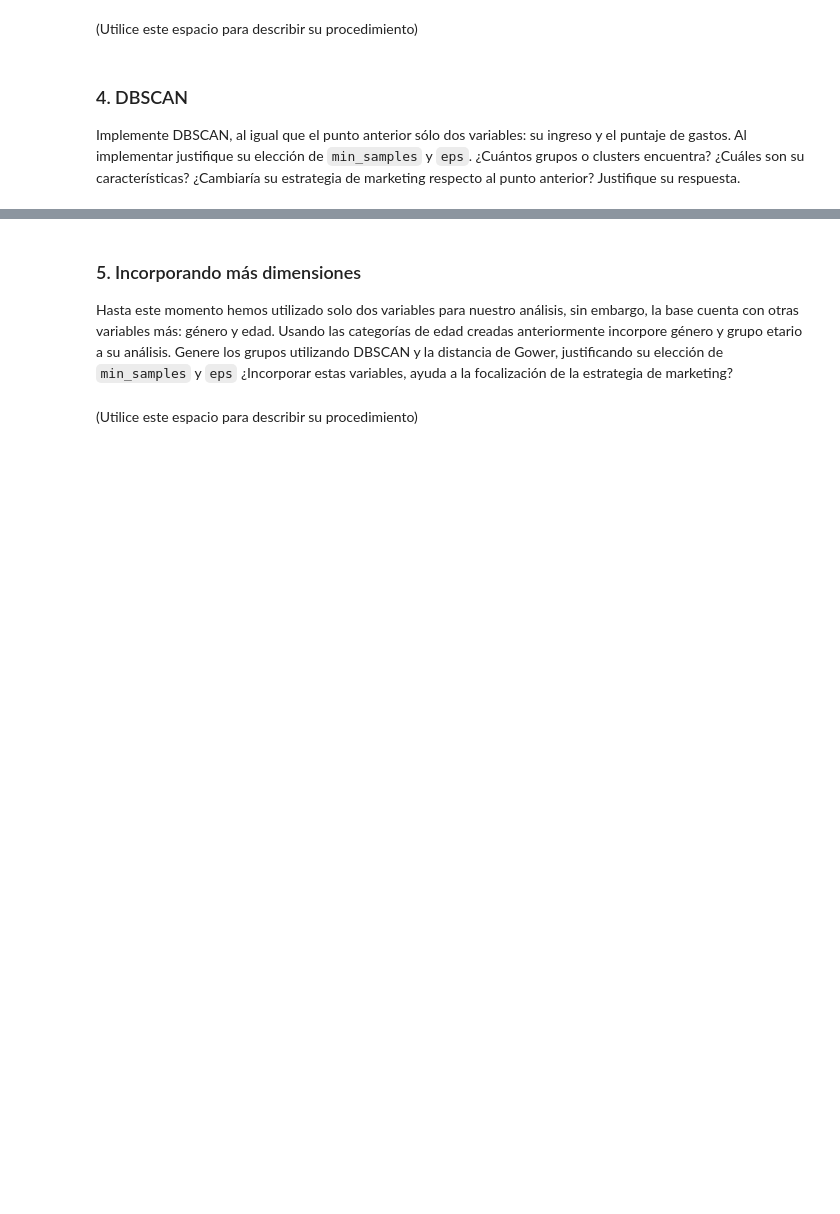
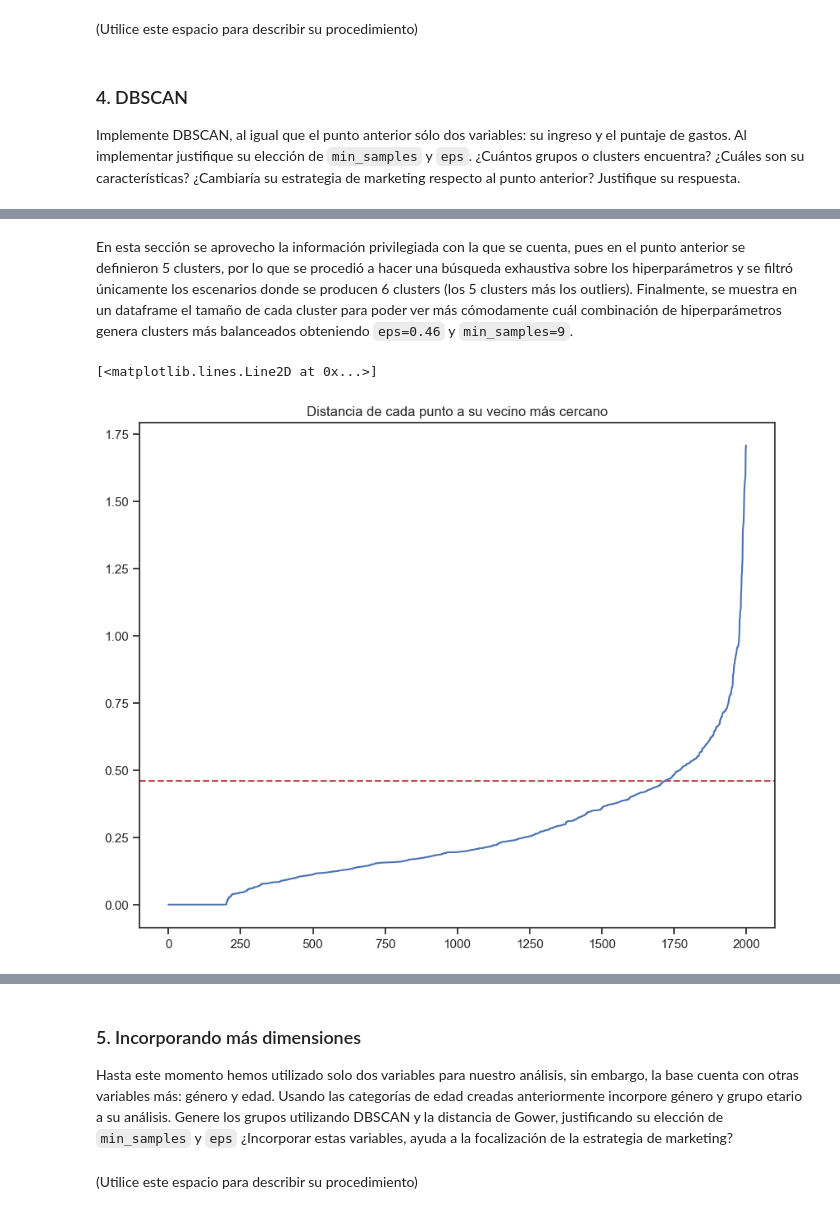
Before and after one commit to ggomez1803/ANS, a Jupyter notebook: Semana 4/Taller/S4_LC_Taller_Jerarquico_DBSCAN..ipynb, the cells around one changed output, grey strips where cells are left out. Saved outputs shown, nothing was run; the diff lists cells and outputs as text; code cells hidden in the pictures; blank space fills up the shorter version.

Commit message:
Punto 4

```diff
--- a/Semana 4/Taller/S4_LC_Taller_Jerarquico_DBSCAN..ipynb
+++ b/Semana 4/Taller/S4_LC_Taller_Jerarquico_DBSCAN..ipynb
@@ -484,0 +578,17 @@ Implemente DBSCAN, al igual que el punto anterior sólo dos variables: su ingres
+# %% [markdown]
+En esta sección se aprovecho la información privilegiada con la que se cuenta, pues en el punto anterior se definieron 5 clusters, por lo que se procedió a hacer una búsqueda exhaustiva sobre los hiperparámetros y se filtró únicamente los escenarios donde se producen 6 clusters (los 5 clusters más los outliers). Finalmente, se muestra en un dataframe el tamaño de cada cluster para poder ver más cómodamente cuál combinación de hiperparámetros genera clusters más balanceados obteniendo `eps=0.46` y `min_samples=9`.
+# %%
+# Calcular la distancia desde cada punto a su vecino más cercano usando `NearestNeighbors`
+neigh = NearestNeighbors(n_neighbors = 10)
+nbrs = neigh.fit(data_standardized)
+distancias, indices = nbrs.kneighbors(data_standardized)
+distancias = np.sort(distancias.flatten())
+
+# Graficar la distancia de cada punto a su vecino más cercano para hallar el codo
+fig=plt.figure(figsize=(10,8), dpi= 100, facecolor='w', edgecolor='k')
+plt.axhline(y = 0.46, color = 'r', linestyle = '--')
+plt.title('Distancia de cada punto a su vecino más cercano')
+plt.plot(distancias)
+# %% [output]
+[<matplotlib.lines.Line2D at 0x...>]
+[figure, added]
```
Also changed, not shown: parts of 4 cells of this notebook.
